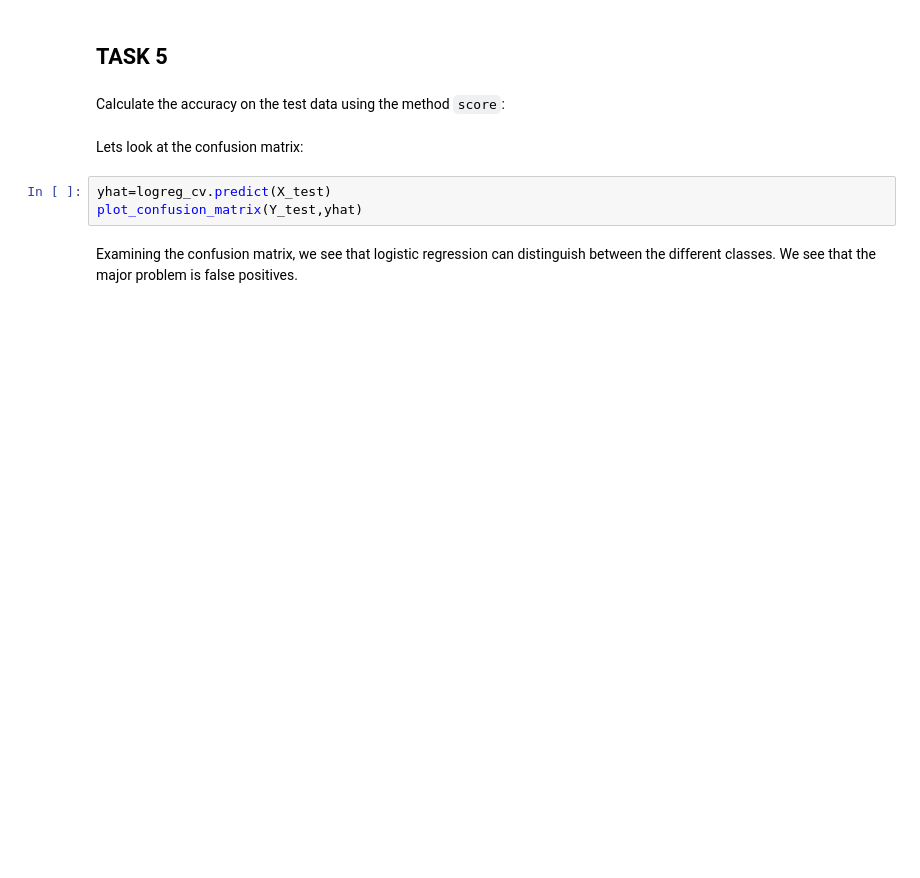
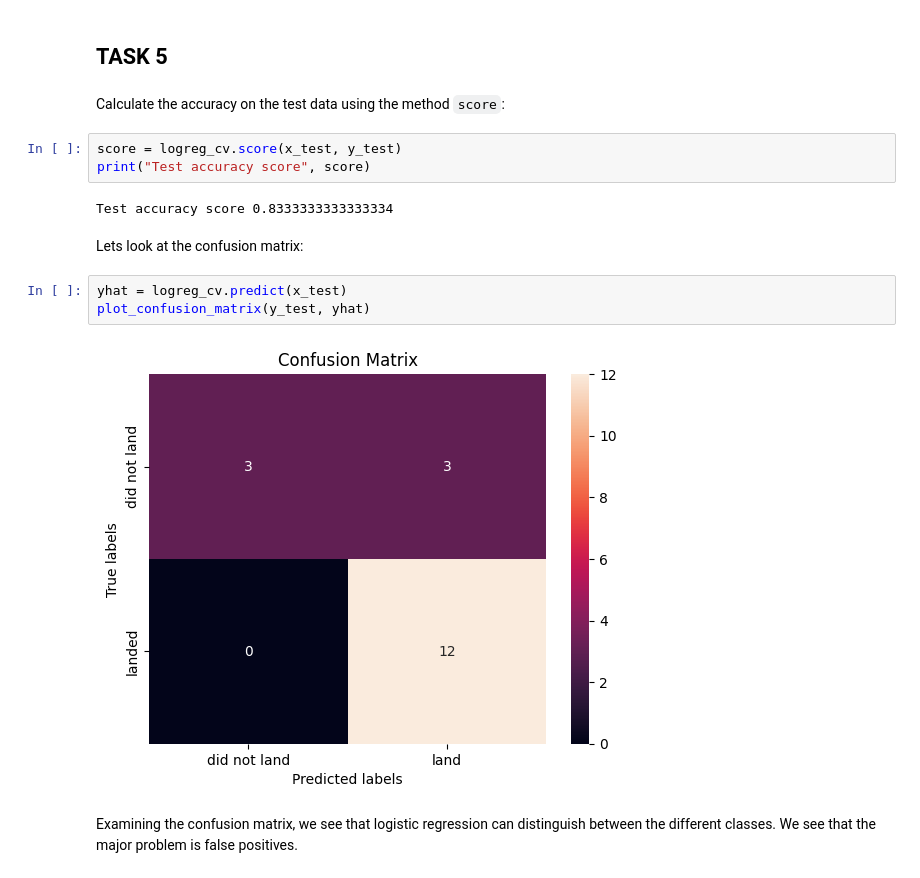
Before and after one commit to patrikfreisner/PythonDataScience, a Jupyter notebook: 14.5 - SpaceX_Machine Learning Prediction_Part_5.ipynb, the cells around one changed output. Drawn from its saved outputs; the diff is of its cells as text; blank space fills up the shorter version.

```diff
--- a/14.5 - SpaceX_Machine Learning Prediction_Part_5.ipynb
+++ b/14.5 - SpaceX_Machine Learning Prediction_Part_5.ipynb
@@ -201,11 +199,18 @@ accuracy : 0.8342857142857143
 ## TASK  5
 # %% [markdown]
 Calculate the accuracy on the test data using the method <code>score</code>:
+# %%
+score = logreg_cv.score(x_test, y_test)
+print("Test accuracy score", score)
+# %% [output]
+Test accuracy score 0.8333333333333334
 # %% [markdown]
 Lets look at the confusion matrix:
 # %%
-yhat=logreg_cv.predict(X_test)
-plot_confusion_matrix(Y_test,yhat)
+yhat = logreg_cv.predict(x_test)
+plot_confusion_matrix(y_test, yhat)
+# %% [output]
+[figure, added]
 # %% [markdown]
 Examining the confusion matrix, we see that logistic regression can distinguish between the different classes.  We see that the major problem is false positives.
 # %% [markdown]
```
Also changed, not shown: parts of 15 cells of this notebook.
